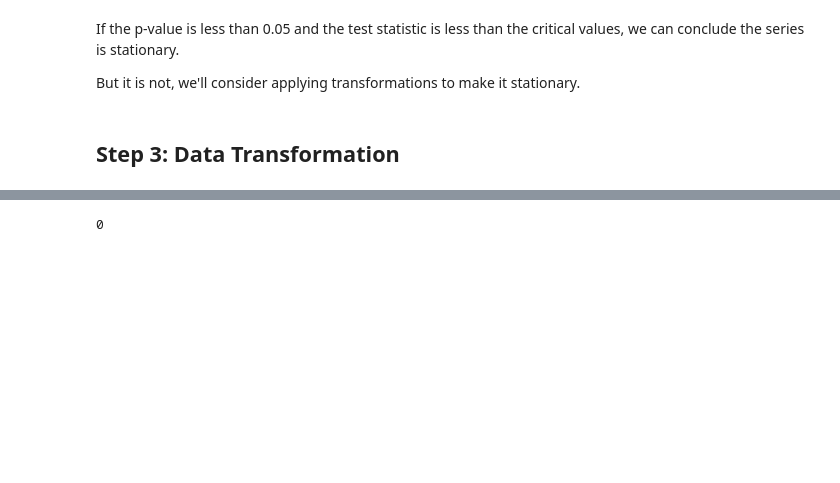
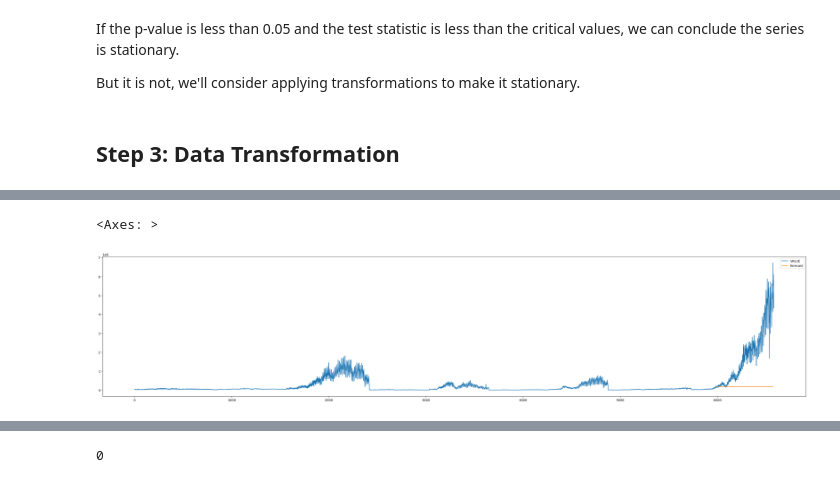
Before and after one commit to CLIUKELLY/ARIMA-Time-Serie-Forecasting, a Jupyter notebook: 02. ARIMA Time Series Forecasting copy.ipynb, the cells around one changed output, grey strips where cells are left out. Drawn from its saved outputs; the diff is of its cells as text; code cells hidden in the pictures; blank space fills up the shorter version.

```diff
--- a/02. ARIMA Time Series Forecasting copy.ipynb
+++ b/02. ARIMA Time Series Forecasting copy.ipynb
@@ -111,0 +166,5 @@ But it is not, we'll consider applying transformations to make it stationary.
+# %%
+from statsmodels.tsa.arima.model import ARIMA
+model = ARIMA(Canadian_data['VALUE'], order=(1, 1, 1))
+model_fit = model.fit()
+model_fit.summary()
@@ -111,0 +191,6 @@ But it is not, we'll consider applying transformations to make it stationary.
+# %%
+Canadian_data['forecast']=model_fit.predict(start=6000,end=6571,dynamic=True)
+Canadian_data[['VALUE','forecast']].plot(figsize=(40,8))
+# %% [output]
+<Axes: >
+[figure, added]
```
Also changed, not shown: parts of 20 cells of this notebook.
